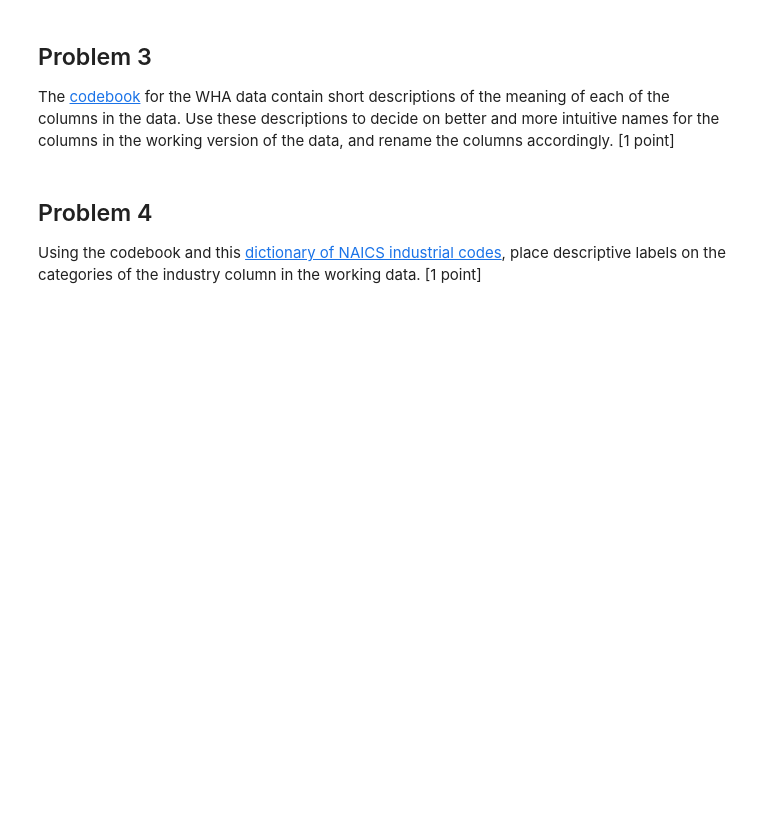
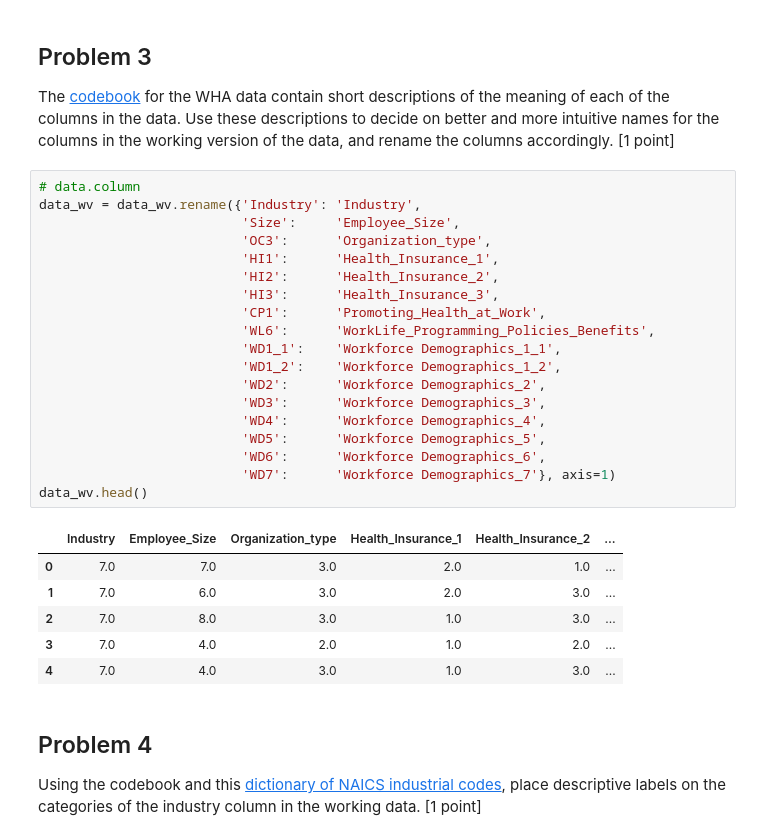
Before and after one commit to congxinxu0116/UVA, a Jupyter notebook: DS 6001/labassignment8.ipynb, the cells around one changed output. Cells and saved outputs as stored; diff of their text form; blank space fills up the shorter version.

```diff
--- a/DS 6001/labassignment8.ipynb
+++ b/DS 6001/labassignment8.ipynb
@@ -52,6 +99,32 @@ The data contain 301 columns. Create a new variable in Python's memory to store
 # %% [markdown]
 ## Problem 3
 The [codebook](https://www.cdc.gov/workplacehealthpromotion/data-surveillance/docs/2017-WHA-Datafile-Codebook-508.pdf) for the WHA data contain short descriptions of the meaning of each of the columns in the data. Use these descriptions to decide on better and more intuitive names for the columns in the working version of the data, and rename the columns accordingly. [1 point]
+# %%
+# data.column
+data_wv = data_wv.rename({'Industry': 'Industry',
+                          'Size':     'Employee_Size',
+                          'OC3':      'Organization_type',
+                          'HI1':      'Health_Insurance_1',
+                          'HI2':      'Health_Insurance_2',
+                          'HI3':      'Health_Insurance_3',
+                          'CP1':      'Promoting_Health_at_Work',
+                          'WL6':      'WorkLife_Programming_Policies_Benefits',
+                          'WD1_1':    'Workforce Demographics_1_1',
+                          'WD1_2':    'Workforce Demographics_1_2',
+                          'WD2':      'Workforce Demographics_2',
+                          'WD3':      'Workforce Demographics_3',
+                          'WD4':      'Workforce Demographics_4',
+                          'WD5':      'Workforce Demographics_5',
+                          'WD6':      'Workforce Demographics_6',
+                          'WD7':      'Workforce Demographics_7'}, axis=1)
+data_wv.head()
+# %% [output]
+|  | Industry | Employee_Size | Organization_type | Health_Insurance_1 | Health_Insurance_2 | ... |
+| 0 | 7.0 | 7.0 | 3.0 | 2.0 | 1.0 | ... |
+| 1 | 7.0 | 6.0 | 3.0 | 2.0 | 3.0 | ... |
+| 2 | 7.0 | 8.0 | 3.0 | 1.0 | 3.0 | ... |
+| 3 | 7.0 | 4.0 | 2.0 | 1.0 | 2.0 | ... |
+| 4 | 7.0 | 4.0 | 3.0 | 1.0 | 3.0 | ... |
 # %% [markdown]
 ## Problem 4
 Using the codebook and this [dictionary of NAICS industrial codes](https://www.naics.com/search-naics-codes-by-industry/), place descriptive labels on the categories of the industry column in the working data. [1 point]
```
Also changed, not shown: parts of 10 cells of this notebook.
